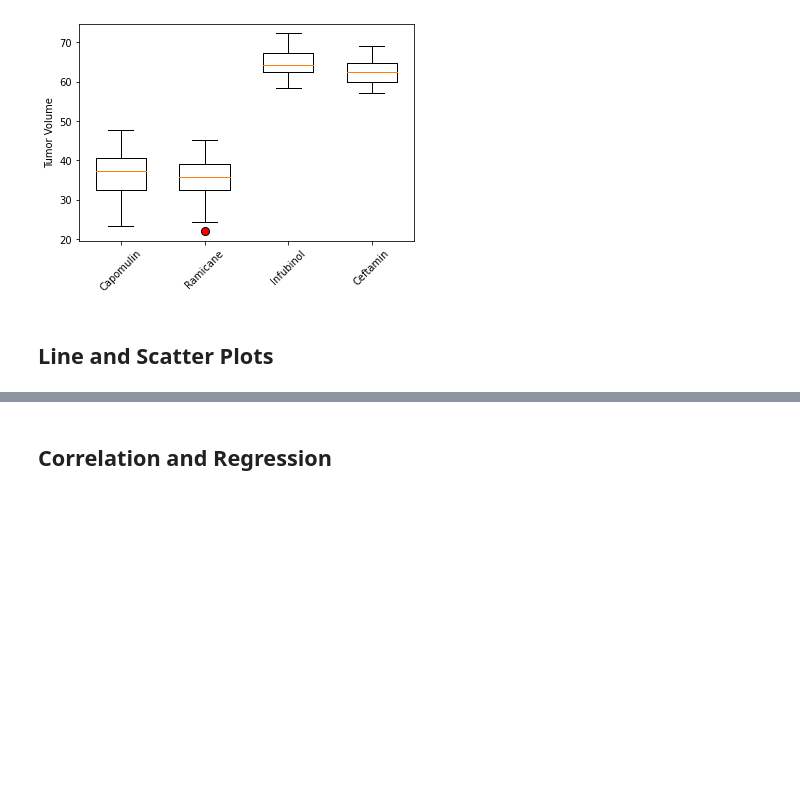
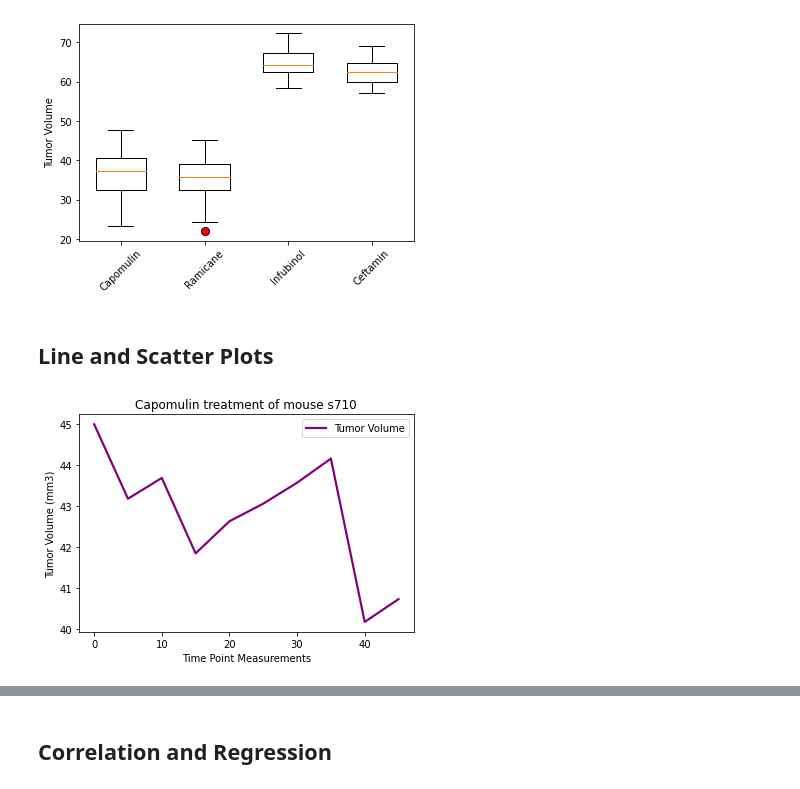
Before and after one commit to vgpass/matplotlib-challenge, a Jupyter notebook: Pymaceuticals/pymaceuticals_workingcopy.ipynb, the cells around one changed output, grey strips where cells are left out. Drawn from its saved outputs; the diff is of its cells as text; code cells hidden in the pictures; blank space fills up the shorter version.

```diff
--- a/Pymaceuticals/pymaceuticals_workingcopy.ipynb
+++ b/Pymaceuticals/pymaceuticals_workingcopy.ipynb
@@ -354,6 +354,20 @@ plt.show()
 [figure]
 # %% [markdown]
 ## Line and Scatter Plots
+# %%
+capomulin_df = mouse_df_clean.loc[mouse_df_clean['Drug'] == 'Capomulin']
+rand_mouse = capomulin_df.sample(n = 1)['ID']
+rand_id = rand_mouse.iloc[0]
+one_mouse = mouse_df_clean.loc[mouse_df_clean['ID'] == rand_id][['time', 'tvolume']]
+one_mouse = one_mouse.set_index(['time'])
+plt.plot(one_mouse, color='purple', label='Tumor Volume per Timepoint', linewidth=2.2)
+plt.legend(['Tumor Volume'], loc='upper right')
+plt.title(f'Capomulin treatment of mouse {rand_id}')
+plt.xlabel('Time Point Measurements')
+plt.ylabel('Tumor Volume (mm3)')
+plt.show()
+# %% [output]
+[figure, added]
 # %%
 # Generate a line plot of tumor volume vs. time point for a mouse treated with Capomulin
 
```
Also changed, not shown: parts of 2 cells of this notebook.
